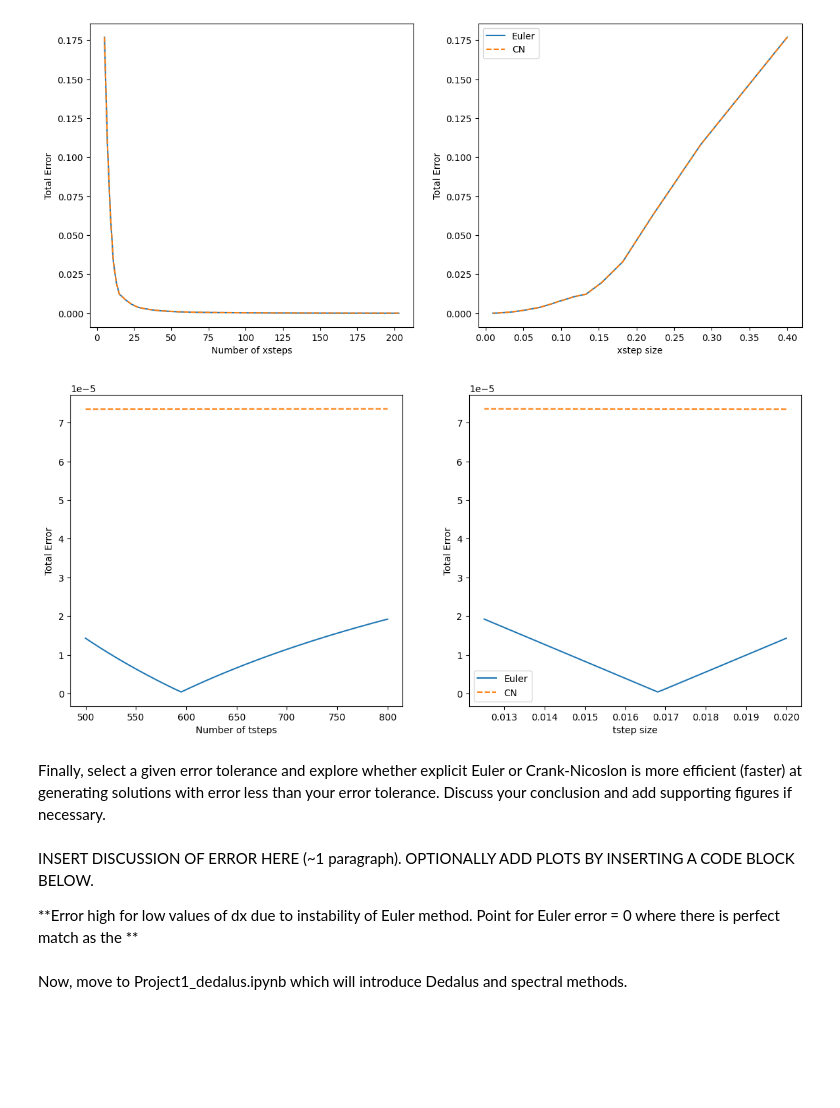
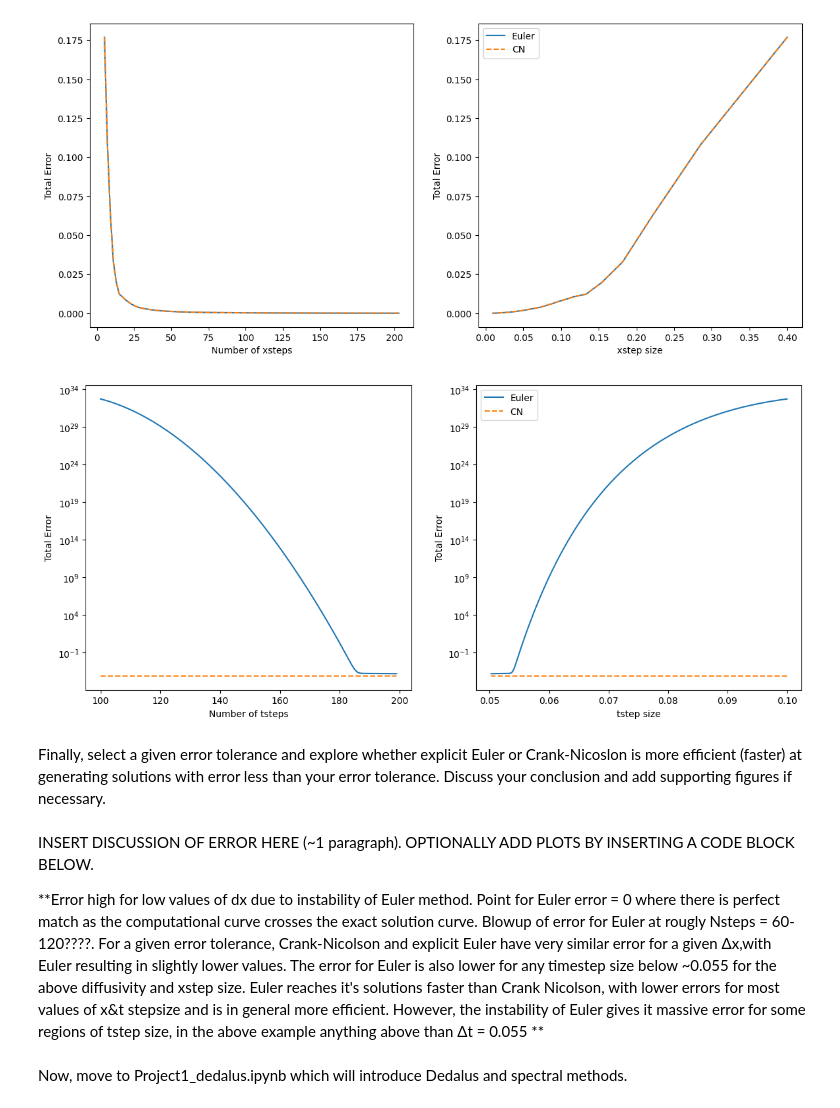
Before and after one commit to Feesh5/QCES, a Jupyter notebook: Project1_numerical_methods.ipynb, the cells around one changed output. Drawn from its saved outputs; the diff is of its cells as text; code cells hidden in the pictures; blank space fills up the shorter version.

```diff
--- a/Project1_numerical_methods.ipynb
+++ b/Project1_numerical_methods.ipynb
@@ -317,55 +317,59 @@ plt.show()
 # %%
 #Repeat for tstep variation
 error_EE = []
 error_CN = []
 
 Nx=200
-Nrange = np.arange(500,805,5)
+Nrange = np.arange(100,200,1)
 for i in (Nrange): #Range of Nt to test
   Nt=i
   #Redefine and rerun functions
   t = np.linspace(t_start, t_end, Nt)  # Create a vector of times
   x = np.linspace(x_start, x_end, Nx)  # Create a vector for x
   c_EE = EE(x, t, kappa); # explicit Euler
   c_CN = CN(x, t, kappa); # Crank-Nicolson
 
   abs_diff_EE = np.abs(diff_exact(x,kappa,20)-c_EE[:,-1]) #Getting absolute difference of exact & numerical as f(x)
   abs_diff_CN = np.abs(diff_exact(x,kappa,20)-c_CN[:,-1])
 
   #Sum these values to give total error per grid for specific grid spacing, added to our empty array
   error_EE = np.append(error_EE, np.sum(abs_diff_EE)/Nx)
   error_CN = np.append(error_CN, np.sum(abs_diff_CN)/Nx)
+
+
+#Plot error as a function of tstep size
+delta_t =t_end/Nrange
+plt.figure
+
+#Plotting error variation with number of xsteps
+plt.figure(figsize=(14, 6))
+plt.subplot(1, 2, 1)
+plt.plot(Nrange, error_EE,'C0-' ,label = 'Euler')
+plt.plot(Nrange, error_CN,'C1--', label = 'CN')
+plt.xlabel('Number of tsteps')
+plt.ylabel('Total Error')
+plt.yscale("log")
+
+#Plotting error variation with xstep size
+plt.subplot(1, 2, 2)
+plt.plot(delta_t, error_EE,'C0-' ,label = 'Euler')
+plt.plot(delta_t, error_CN,'C1--', label = 'CN')
+plt.yscale("log")
+plt.xlabel('tstep size')
+plt.ylabel('Total Error')
+plt.legend()
+plt.show()
+# %% [output]
+[figure, added]
-# %%
-#Plot error as a function of tstep size
-delta_t =t_end/Nrange
-plt.figure
-
-#Plotting error variation with number of xsteps
-plt.figure(figsize=(14, 6))
-plt.subplot(1, 2, 1)
-plt.plot(Nrange, error_EE,'C0-' ,label = 'Euler')
-plt.plot(Nrange, error_CN,'C1--', label = 'CN')
-plt.xlabel('Number of tsteps')
-plt.ylabel('Total Error')
-
-#Plotting error variation with xstep size
-plt.subplot(1, 2, 2)
-plt.plot(delta_t, error_EE,'C0-' ,label = 'Euler')
-plt.plot(delta_t, error_CN,'C1--', label = 'CN')
-plt.xlabel('tstep size')
-plt.ylabel('Total Error')
-plt.legend()
-plt.show()
-# %% [output]
-[figure, removed]
 # %% [markdown]
 Finally, select a given error tolerance and explore whether explicit Euler or Crank-Nicoslon is more efficient (faster) at generating solutions with error less than your error tolerance. Discuss your conclusion and add supporting figures if necessary.
-# %% [markdown]
-INSERT DISCUSSION OF ERROR HERE (~1 paragraph).  OPTIONALLY ADD PLOTS BY INSERTING A CODE BLOCK BELOW.
-
-
-
-**Error high for low values of dx due to instability of Euler method. Point for Euler error = 0 where there is perfect match as the **
+# %% [markdown]
+INSERT DISCUSSION OF ERROR HERE (~1 paragraph).  OPTIONALLY ADD PLOTS BY INSERTING A CODE BLOCK BELOW.
+
+
+
+**Error high for low values of dx due to instability of Euler method. Point for Euler error = 0 where there is perfect match as the computational curve crosses the exact solution curve. Blowup of error for Euler at rougly Nsteps = 60-120????. For a given error tolerance, Crank-Nicolson and explicit Euler have very similar error for a given Δx,with Euler resulting in slightly lower values. The error for Euler is also lower for any timestep size below ~0.055 for the above diffusivity and xstep size.
+Euler reaches it's solutions faster than Crank Nicolson, with lower errors for most values of x&t stepsize and is in general more efficient. However, the instability of Euler gives it massive error for some regions of tstep size, in the above example anything above than Δt = 0.055 **
 # %% [markdown]
 Now, move to Project1_dedalus.ipynb which will introduce Dedalus and spectral methods.
 # %% [markdown]
```
